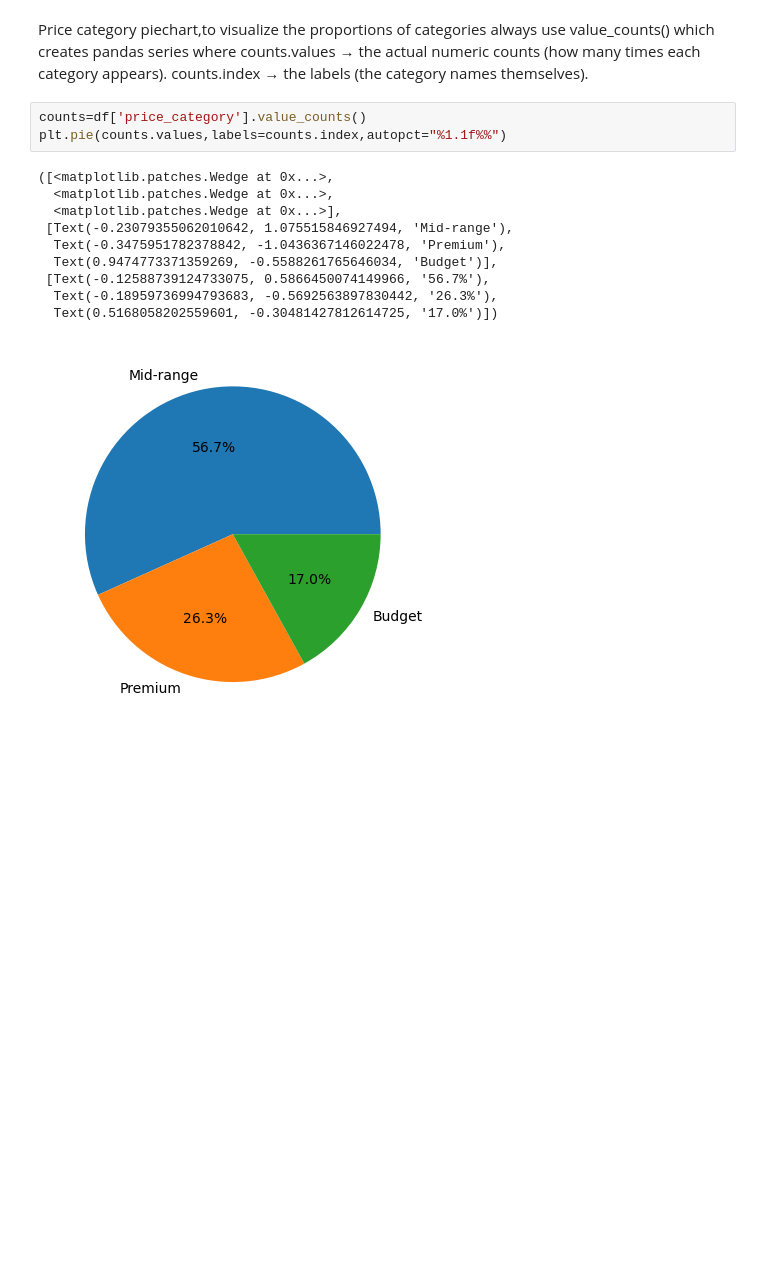
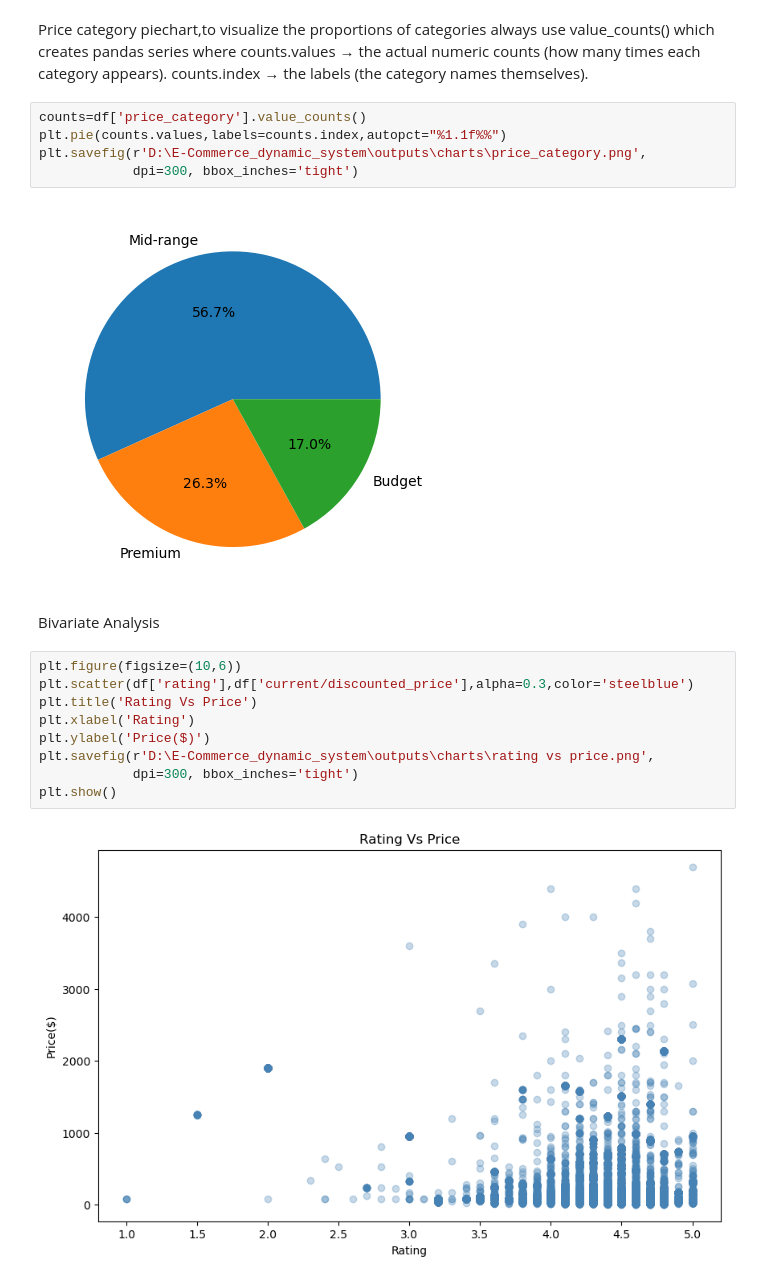
Before and after one commit to bhargavi30-dsa/AI-Powered-Ecommerce-Revenue-Intelligence-System, a Jupyter notebook: notebooks/visualization.ipynb, the cells around one changed output. Saved outputs shown, nothing was run; the diff lists cells and outputs as text; blank space fills up the shorter version.

```diff
--- a/notebooks/visualization.ipynb
+++ b/notebooks/visualization.ipynb
@@ -140,14 +141,20 @@ counts.index → the labels (the category names themselves).
 # %%
 counts=df['price_category'].value_counts()
 plt.pie(counts.values,labels=counts.index,autopct="%1.1f%%")
+plt.savefig(r'D:\E-Commerce_dynamic_system\outputs\charts\price_category.png',
+            dpi=300, bbox_inches='tight')
 # %% [output]
-([<matplotlib.patches.Wedge at 0x...>,
-  <matplotlib.patches.Wedge at 0x...>,
-  <matplotlib.patches.Wedge at 0x...>],
- [Text(-0.23079355062010642, 1.075515846927494, 'Mid-range'),
-  Text(-0.3475951782378842, -1.0436367146022478, 'Premium'),
-  Text(0.9474773371359269, -0.5588261765646034, 'Budget')],
- [Text(-0.12588739124733075, 0.5866450074149966, '56.7%'),
-  Text(-0.18959736994793683, -0.5692563897830442, '26.3%'),
-  Text(0.5168058202559601, -0.30481427812614725, '17.0%')])
 [figure]
+# %% [markdown]
+Bivariate Analysis
+# %%
+plt.figure(figsize=(10,6))
+plt.scatter(df['rating'],df['current/discounted_price'],alpha=0.3,color='steelblue')
+plt.title('Rating Vs Price')
+plt.xlabel('Rating')
+plt.ylabel('Price($)')
+plt.savefig(r'D:\E-Commerce_dynamic_system\outputs\charts\rating vs price.png',
+            dpi=300, bbox_inches='tight')
+plt.show()
+# %% [output]
+[figure, added]
```
Also changed, not shown: parts of 6 cells of this notebook, 10 other files.
